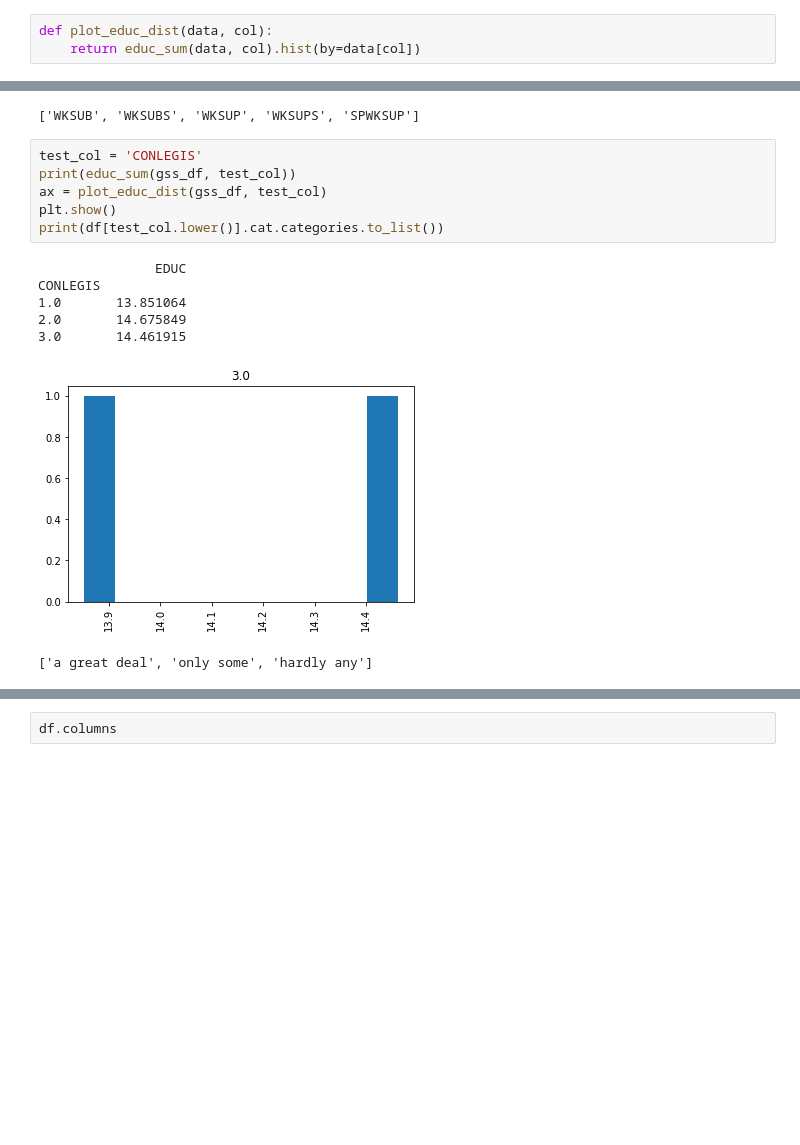
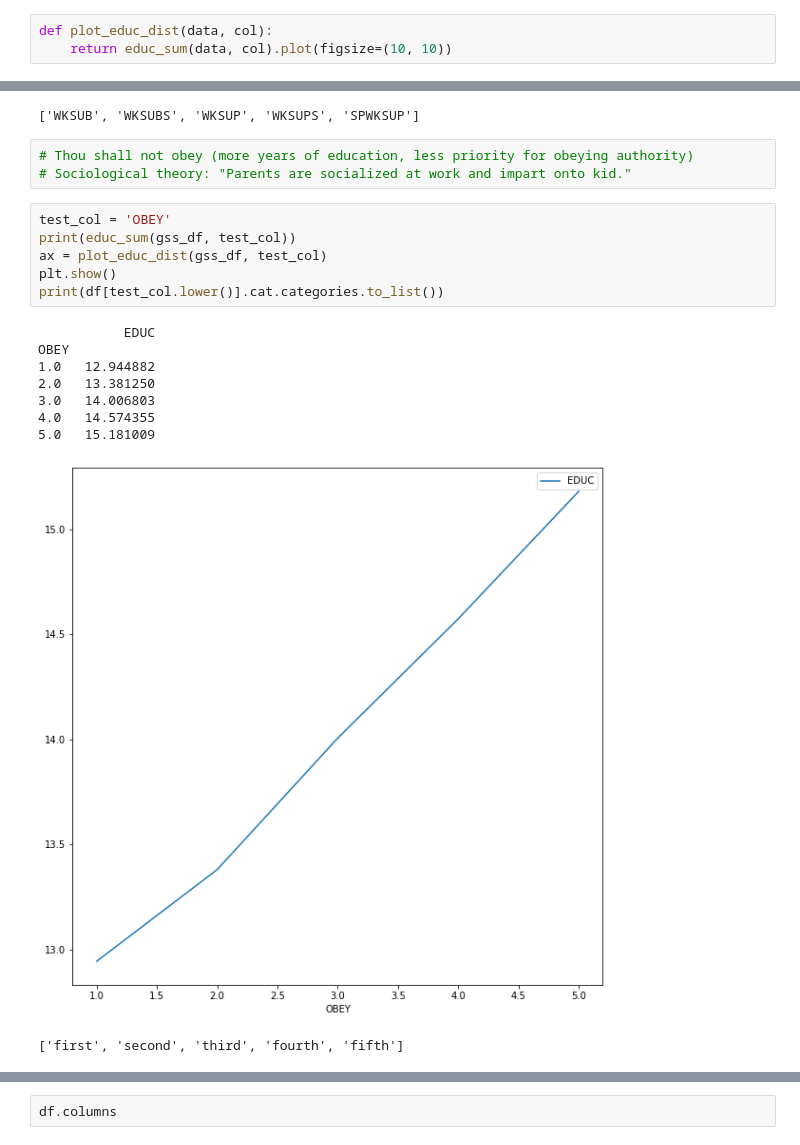
Before and after one commit to donjpierce/cra, a Jupyter notebook: notebooks/2021-11-gss-exploration/gss.ipynb, the cells around one changed output, grey strips where cells are left out. Saved outputs shown, nothing was run; the diff lists cells and outputs as text; blank space fills up the shorter version.

```diff
--- a/notebooks/2021-11-gss-exploration/gss.ipynb
+++ b/notebooks/2021-11-gss-exploration/gss.ipynb
@@ -160,7 +160,7 @@ FILEVERSION
 7221.11      14.527282
 # %%
 def plot_educ_dist(data, col):
-    return educ_sum(data, col).hist(by=data[col])
+    return educ_sum(data, col).plot(figsize=(10, 10))
 # %%
 [d for d in gss_df if 'TRUST' in d]
 # %% [output]
@@ -194,17 +194,22 @@ print(df[test_col.lower()].cat.categories.to_list())
 [d for d in gss_df.columns if 'WK' in d]
 # %% [output]
 ['WKSUB', 'WKSUBS', 'WKSUP', 'WKSUPS', 'SPWKSUP']
+# %%
+# Thou shall not obey (more years of education, less priority for obeying authority)
+# Sociological theory: "Parents are socialized at work and impart onto kid."
 # %%
-test_col = 'CONLEGIS'
+test_col = 'OBEY'
 print(educ_sum(gss_df, test_col))
 ax = plot_educ_dist(gss_df, test_col)
 plt.show()
 print(df[test_col.lower()].cat.categories.to_list())
 # %% [output]
-               EDUC
-CONLEGIS
-1.0       13.851064
-2.0       14.675849
-3.0       14.461915
+           EDUC
+OBEY
+1.0   12.944882
+2.0   13.381250
+3.0   14.006803
+4.0   14.574355
+5.0   15.181009
-[figure, old version]
+[figure, new version]
-['a great deal', 'only some', 'hardly any']
+['first', 'second', 'third', 'fourth', 'fifth']
```
Also changed, not shown: parts of 13 cells of this notebook.
